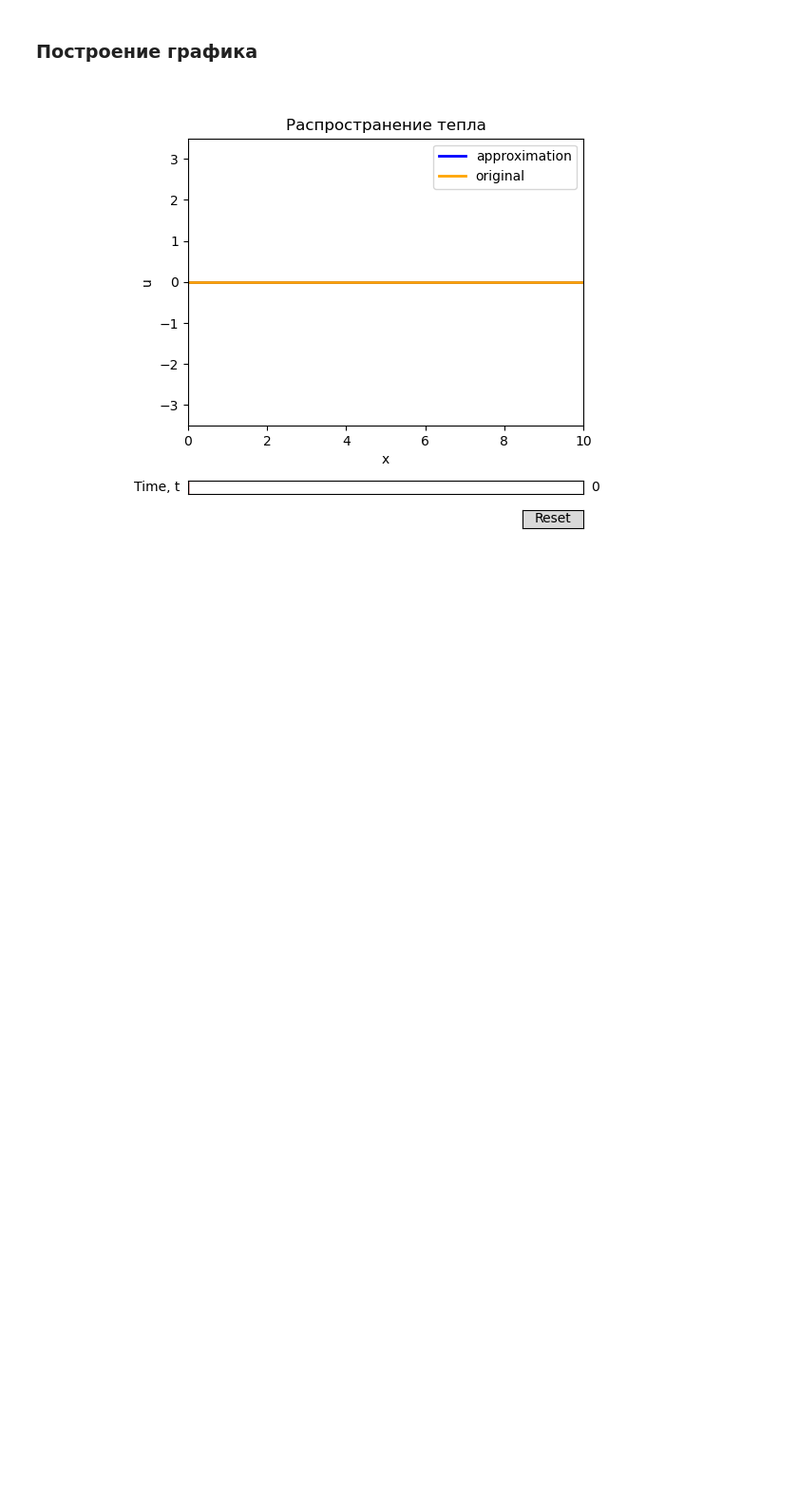
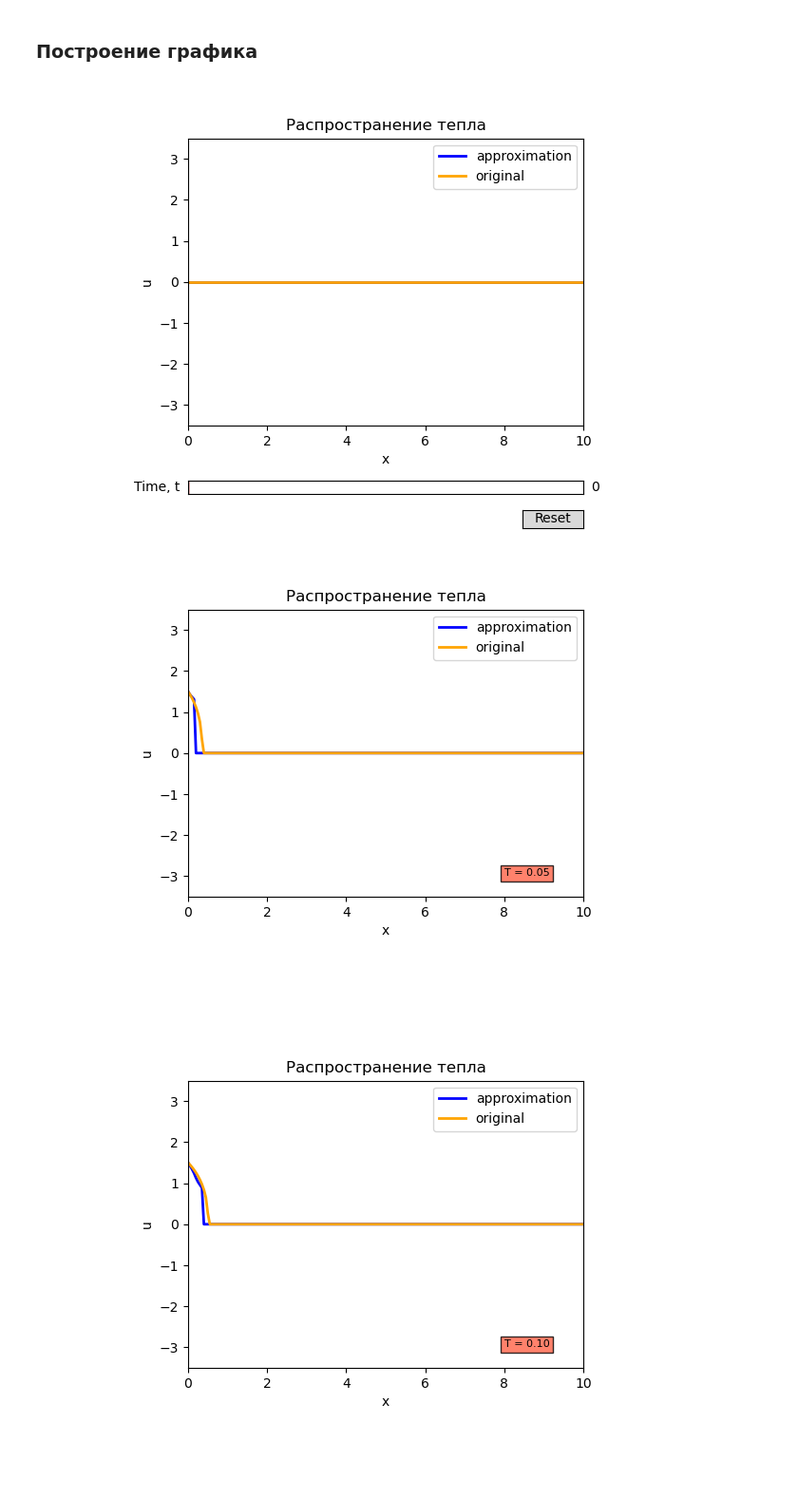
Before and after one commit to Shchetinnikov/Numerical_Methods, a Jupyter notebook: Lab9.ipynb, the cells around one changed output. Shown at 95% size. Saved outputs shown, nothing was run; the diff lists cells and outputs as text; code cells hidden in the pictures; blank space fills up the shorter version.

```diff
--- a/Lab9.ipynb
+++ b/Lab9.ipynb
@@ -440,3 +440,53 @@ ax.legend()
 plt.show()
 # %% [output]
 [figure]
+# %%
+props = dict(boxstyle='square', facecolor='tomato', alpha=0.8)
+
+# t от 0.05 до 0.5 с шагом 0.05
+
+for i in range(1,6):
+    fig, ax  = plt.subplots()
+    line1,   = plt.plot(x_plot, u_plot1[i], lw = 2, color = 'blue',   label='approximation')
+    line2,   = plt.plot(x_plot, u_plot[i],  lw = 2, color = 'orange', label='original')
+
+    plt.text(8, -3, "T = {0:.2f}".format(t_plot[i]), fontsize = 8, bbox=props)
+
+    plt.xlim(0, 10)
+    plt.ylim(-3.5, 3.5)
+
+    plt.subplots_adjust(left = 0.25, bottom = 0.25)
+
+    ax.set_xlabel('x')
+    ax.set_ylabel('u')
+    ax.set_title("Распространение тепла")
+
+    ax.legend()
+
+    plt.savefig(f"./Graphs/Lab9/T={t_plot[i]:.2f}.jpg")
+
+
+# t от 1 до 2 с шагом 0.5
+
+for i in range(20, 50, 10):
+    fig, ax  = plt.subplots()
+    line1,   = plt.plot(x_plot, u_plot1[i], lw = 2, color = 'blue',   label='approximation')
+    line2,   = plt.plot(x_plot, u_plot[i],  lw = 2, color = 'orange', label='original')
+
+    plt.text(8, -3, "T = {0:.2f}".format(t_plot[i]), fontsize = 8, bbox=props)
+
+    plt.xlim(0, 10)
+    plt.ylim(-3.5, 3.5)
+
+    plt.subplots_adjust(left = 0.25, bottom = 0.25)
+
+    ax.set_xlabel('x')
+    ax.set_ylabel('u')
+    ax.set_title("Распространение тепла")
+
+    ax.legend()
+
+    plt.savefig(f"./Graphs/Lab9/T={t_plot[i]:.2f}.jpg")
+# %% [output]
+[figure, added]
+[figure, added]
```
Also changed, not shown: parts of 2 cells of this notebook, 8 other files.
